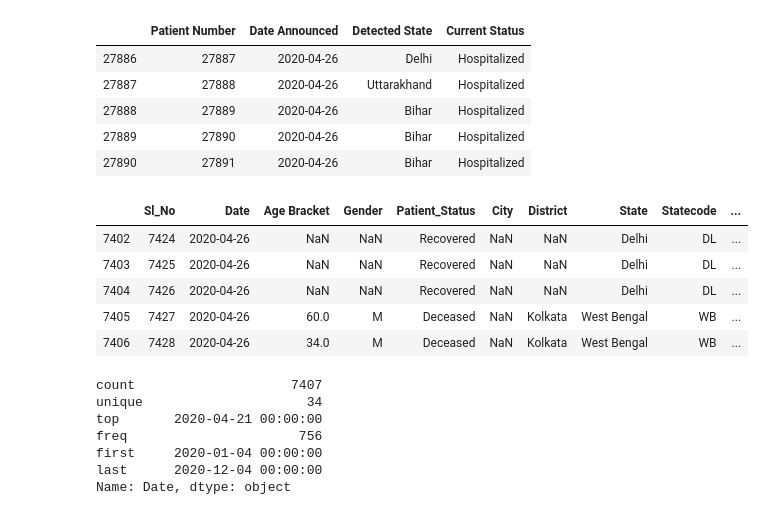
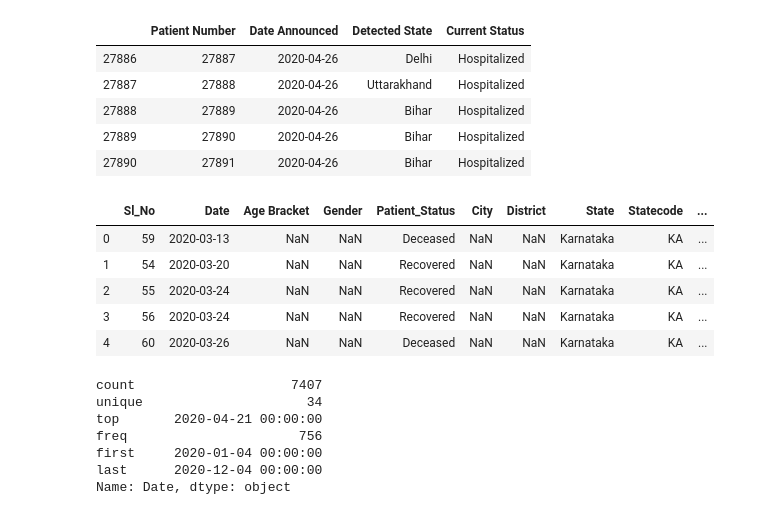
Before and after one commit to Nixonkuri/Covid-Analysis, a Jupyter notebook: covid_19_state_wise.ipynb, the cells around one changed output. Cells and saved outputs as stored; diff of their text form; code cells hidden in the pictures.

```diff
--- a/covid_19_state_wise.ipynb
+++ b/covid_19_state_wise.ipynb
@@ -81,14 +107,14 @@ cvd1.tail()
 # %%
 dr=pd.read_csv('deathrecover.csv',parse_dates=['Date'])
 # %%
-dr.tail()
+dr.head()
 # %% [output]
 |  | Sl_No | Date | Age Bracket | Gender | Patient_Status | City | District | State | Statecode | ... |
-| 7402 | 7424 | 2020-04-26 | NaN | NaN | Recovered | NaN | NaN | Delhi | DL | ... |
-| 7403 | 7425 | 2020-04-26 | NaN | NaN | Recovered | NaN | NaN | Delhi | DL | ... |
-| 7404 | 7426 | 2020-04-26 | NaN | NaN | Recovered | NaN | NaN | Delhi | DL | ... |
-| 7405 | 7427 | 2020-04-26 | 60.0 | M | Deceased | NaN | Kolkata | West Bengal | WB | ... |
-| 7406 | 7428 | 2020-04-26 | 34.0 | M | Deceased | NaN | Kolkata | West Bengal | WB | ... |
+| 0 | 59 | 2020-03-13 | NaN | NaN | Deceased | NaN | NaN | Karnataka | KA | ... |
+| 1 | 54 | 2020-03-20 | NaN | NaN | Recovered | NaN | NaN | Karnataka | KA | ... |
+| 2 | 55 | 2020-03-24 | NaN | NaN | Recovered | NaN | NaN | Karnataka | KA | ... |
+| 3 | 56 | 2020-03-24 | NaN | NaN | Recovered | NaN | NaN | Karnataka | KA | ... |
+| 4 | 60 | 2020-03-26 | NaN | NaN | Deceased | NaN | NaN | Karnataka | KA | ... |
 # %%
 dr['Date'].describe()
 # %% [output]
```
Also changed, not shown: parts of 34 cells of this notebook.
